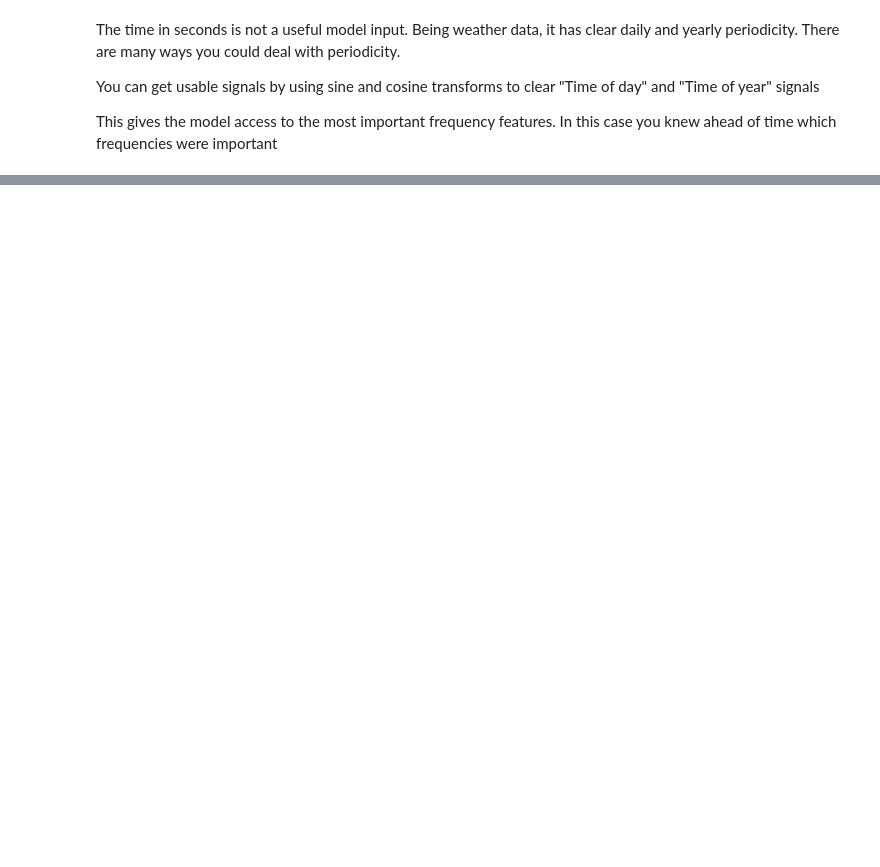
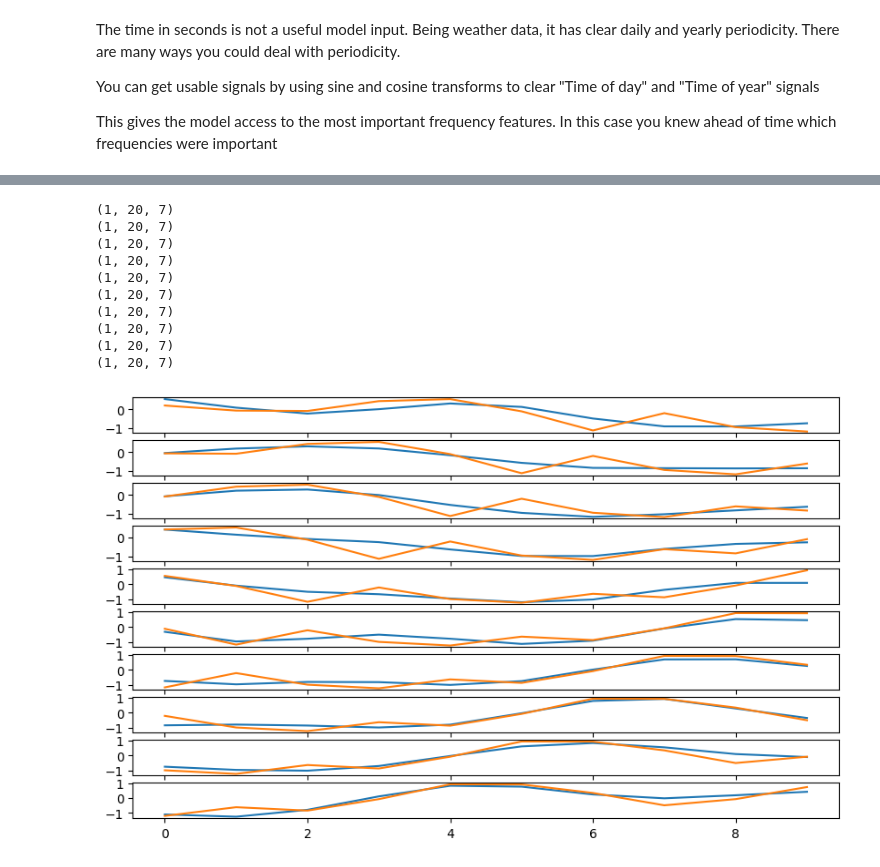
Before and after one commit to 10udCryp7/-Lab-Research-IOT-Weather-Tracking-for-Agriculture, a Jupyter notebook: Train Data/NewModel.ipynb, the cells around one changed output, grey strips where cells are left out. Drawn from its saved outputs; the diff is of its cells as text; code cells hidden in the pictures; blank space fills up the shorter version.

Commit message:
update testing iter

```diff
--- a/Train Data/NewModel.ipynb
+++ b/Train Data/NewModel.ipynb
@@ -600,3 +475,33 @@ CORRELATION
+# %%
+ds = tf.keras.utils.timeseries_dataset_from_array(
+      data=train_df,
+      targets=None,
+      sequence_length=multi_window.total_window_size,
+      sequence_stride=1,
+      shuffle=False,
+      batch_size=1,)
+
+ds = ds.map(multi_window.split_window)
+it = iter(ds)
+for i in range(10):
+    input, output = next(it)
+    print(input.shape)
+    prediction = multi_lstm_model(input)
+    plt.subplot(10,1,i+1)
+    plt.plot(prediction[0,:,0])
+    plt.plot(output[0,:,0])
+# %% [output]
+(1, 20, 7)
+(1, 20, 7)
+(1, 20, 7)
+(1, 20, 7)
+(1, 20, 7)
+(1, 20, 7)
+(1, 20, 7)
+(1, 20, 7)
+(1, 20, 7)
+(1, 20, 7)
+[figure, added]
 # %%
 class FeedBack(tf.keras.Model):
   def __init__(self, units, out_steps):
```
Also changed, not shown: parts of 28 cells of this notebook, 2 other files.
